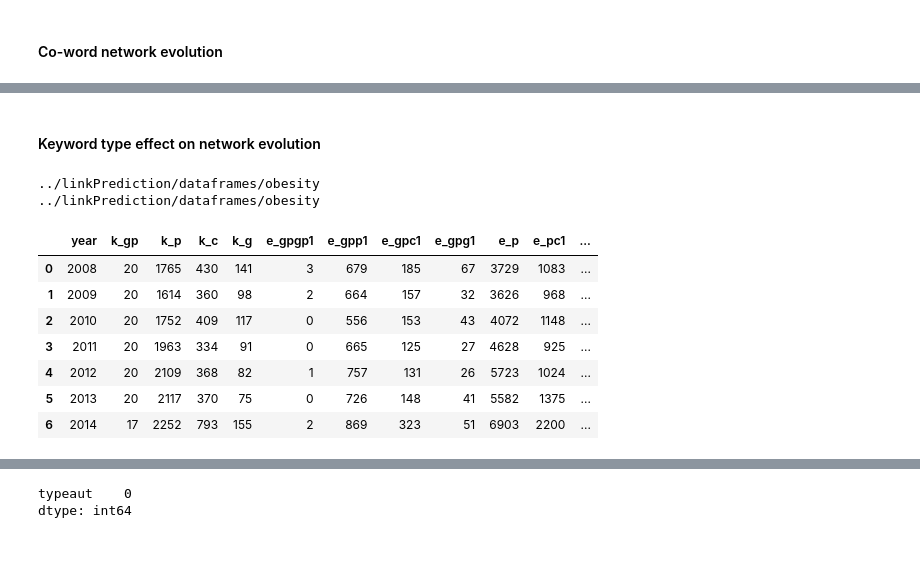
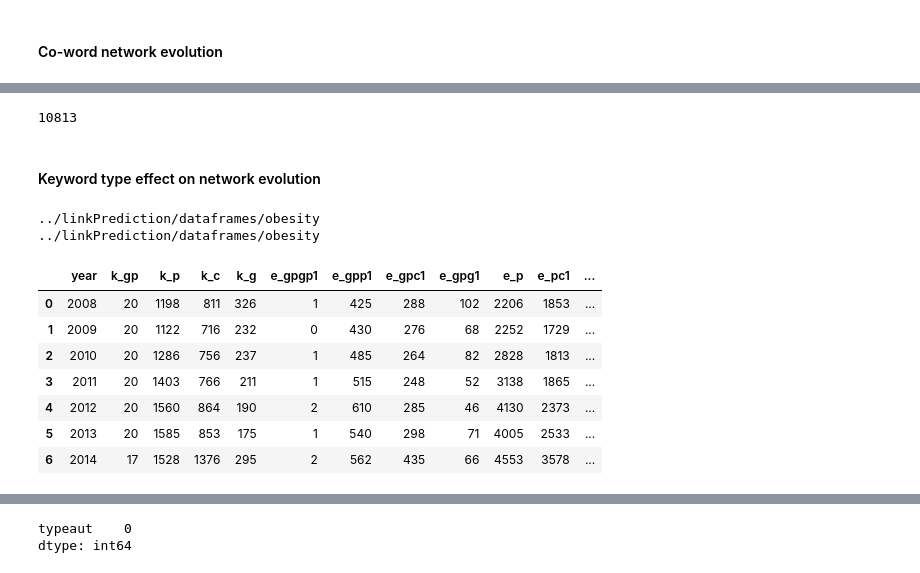
Before and after one commit to ffaisal93/linkPrediction, a Jupyter notebook: Link_Analysis.ipynb, the cells around one changed output, grey strips where cells are left out. Cells and saved outputs as stored; diff of their text form; code cells hidden in the pictures.

```diff
--- a/Link_Analysis.ipynb
+++ b/Link_Analysis.ipynb
@@ -42,7 +44,7 @@ importlib.reload(gr)
 # %% [markdown]
 #### filepath
 # %%
-select_domain  = 0 #0:apnea ro 1:obesity
+select_domain  = 1 #0:apnea ro 1:obesity
 domain = ['apnea','obesity']
 root = '../linkPrediction/'
 filepath=[['dataset/apnea-all,3.csv',
@@ -96,0 +99,8 @@ g_train, g_test, g_parent, g_train_static, g_test_static = gr.graph_load(graphpa
+# %%
+s_key={0:[9875,1020],1:[7614,9953]}
+for t in range(2008,2015):
+    g_train[t].remove_nodes_from(s_key[select_domain])
+g_test[2015].remove_nodes_from(s_key[select_domain])
+g_parent.remove_nodes_from(s_key[select_domain])
+g_train_static.remove_nodes_from(s_key[select_domain])
+g_test_static.remove_nodes_from(s_key[select_domain])
@@ -230,3 +250,12 @@ gr_ke
+# %%
+graphs = {}
+for t in range(2007,2016,1):
+    if t==2007:
+        graphs[t]=g_parent
+    elif t==2015:
+        graphs[t]=g_test[2015]
+    else:
+        graphs[t]=g_train[t]
 # %% [markdown]
 #### Co-word network evolution
 # %%
@@ -265,3 +307,7 @@ gr_ke = pd.DataFrame(gr_ev, columns=cols)
+# %%
+len(df[(df['art_year']>2006) & (df['art_year']<2016)])
+# %% [output]
+10813
 # %% [markdown]
 #### Keyword type effect on network evolution
 # %%
@@ -293,48 +339,58 @@ type_ev = []
 #     filename_path = os.path.join(datapath,filename)
 #     with open(filename_path,"rb") as f:
 #         node_feature = pickle.load(f)
 #         print('node feature length:',len(node_feature))
 
 ################################################################################################################################
 train_data = ut.load_data(datapath, domain[select_domain], "train_data", time)
 node_feature = ut.load_data(datapath, domain[select_domain], "node_feature", time)
 for year,node_f in node_feature.items():
-    k_gp = node_f.loc[node_f['node_type_aut']==20,['node_type_aut']].count()
+    k_gp = node_f.loc[node_f['node_type_aut']==25,['node_type_aut']].count()
     k_p = node_f.loc[node_f['node_type_aut']==5,['node_type_aut']].count()
     k_c = node_f.loc[node_f['node_type_aut']==3,['node_type_aut']].count()
     k_g = node_f.loc[node_f['node_type_aut']==1,['node_type_aut']].count()
+    guests=set(node_f[node_f['node_type_aut']==1]['node_index'])
+    parents=set(node_f[node_f['node_type_aut']==5]['node_index'])
     #print('k_gp:',k_gp[0],'k_p:',k_p[0],'k_c:',k_c[0],'k_g:',k_g[0])
-    e_gpgp1 = train_data[year].loc[(train_data[year]['label']==1) & (train_data[year]['type']==400),['type']].count()
-    e_gpgp0 = train_data[year].loc[(train_data[year]['label']==0) & (train_data[year]['type']==400),['type']].count()
-    e_gpp1 = train_data[year].loc[(train_data[year]['label']==1) & (train_data[year]['type']==100),['type']].count()
-    e_gpp0 = train_data[year].loc[(train_data[year]['label']==0) & (train_data[year]['type']==100),['type']].count()
-    e_gpc1 = train_data[year].loc[(train_data[year]['label']==1) & (train_data[year]['type']==60),['type']].count()
-    e_gpc0 = train_data[year].loc[(train_data[year]['label']==0) & (train_data[year]['type']==60),['type']].count()
-    e_gpg1 = train_data[year].loc[(train_data[year]['label']==1) & (train_data[year]['type']==20),['type']].count()
-    e_gpg0 = train_data[year].loc[(train_data[year]['label']==0) & (train_data[year]['type']==20),['type']].count()
+    e_gpgp1 = train_data[year].loc[(train_data[year]['label']==1) & (train_data[year]['type']==625),['type']].count()
+    e_gpgp0 = train_data[year].loc[(train_data[year]['label']==0) & (train_data[year]['type']==625),['type']].count()
+    e_gpp1 = train_data[year].loc[(train_data[year]['label']==1) & (train_data[year]['type']==125),['type']].count()
+    e_gpp0 = train_data[year].loc[(train_data[year]['label']==0) & (train_data[year]['type']==125),['type']].count()
+    e_gpc1 = train_data[year].loc[(train_data[year]['label']==1) & (train_data[year]['type']==75),['type']].count()
+    e_gpc0 = train_data[year].loc[(train_data[year]['label']==0) & (train_data[year]['type']==75),['type']].count()
+    e_gpg1 = train_data[year].loc[(train_data[year]['label']==1) & (train_data[year]['type']==25),['type']].count()
+    e_gpg0 = train_data[year].loc[(train_data[year]['label']==0) & (train_data[year]['type']==25),['type']].count()
     e_pc1  = train_data[year].loc[(train_data[year]['label']==1) & (train_data[year]['type']==15),['type']].count()
     e_pg1  = train_data[year].loc[(train_data[year]['label']==1) & (train_data[year]['type']==5),['type']].count()
     e_cg1  = train_data[year].loc[(train_data[year]['label']==1) & (train_data[year]['type']==3),['type']].count()
     e_p  = train_data[year].loc[(train_data[year]['label']==1) & (train_data[year]['type']==25),['type']].count()
     e_c  = train_data[year].loc[(train_data[year]['label']==1) & (train_data[year]['type']==9),['type']].count()
     e_g  = train_data[year].loc[(train_data[year]['label']==1) & (train_data[year]['type']==1),['type']].count()
     total  = train_data[year].loc[train_data[year]['label']==1,['type']].count()
-    tot_gp = e_gpgp1[0] + e_gpp1[0] + e_gpc1[0]+ e_gpg1[0]
+
+    e_g_p_t  = train_data[year].loc[(train_data[year]['label']==1) & (train_data[year]['type']==25),['row_name','type']]
+    e_g_p_t['flag_g'] = e_g_p_t.apply(lambda row: 1 if (row['row_name'][0] in guests or row['row_name'][1] in guests)
+                                                 else 0,axis=1)
+    e_g_p_t['flag_p'] = e_g_p_t.apply(lambda row: 1 if (row['row_name'][0] in parents and row['row_name'][1] in parents)
+                                             else 0,axis=1)
+    e_gpg1 = e_g_p_t[(e_g_p_t['flag_g']==1)]['row_name'].count()
+    e_p = e_g_p_t[(e_g_p_t['flag_p']==1)]['row_name'].count()
+    tot_gp = e_gpgp1[0] + e_gpp1[0] + e_gpc1[0]+ e_gpg1
     rat = tot_gp*100/total[0]
     #print('gpgp:',e_gpgp1[0],'gpp:',e_gpp1[0],'gpc:',e_gpc1[0],'gpg',e_gpg1[0],'total:',total[0],'tot_p:',tot_gp,'rat:',rat)
-    type_ev.append([year,k_gp[0],k_p[0],k_c[0],k_g[0],e_gpgp1[0],e_gpp1[0],e_gpc1[0],e_gpg1[0],e_p[0],
+    type_ev.append([year,k_gp[0],k_p[0],k_c[0],k_g[0],e_gpgp1[0],e_gpp1[0],e_gpc1[0],e_gpg1,e_p,
                     e_pc1[0],e_pg1[0],e_c[0],e_cg1[0],e_g[0]])
 cols = ['year','k_gp','k_p','k_c','k_g','e_gpgp1','e_gpp1','e_gpc1','e_gpg1','e_p','e_pc1','e_pg1','e_c','e_cg1','e_g']
 gr_type = pd.DataFrame(type_ev, columns=cols)
 gr_type
 # %% [output]
 ../linkPrediction/dataframes/obesity
 ../linkPrediction/dataframes/obesity
 |  | year | k_gp | k_p | k_c | k_g | e_gpgp1 | e_gpp1 | e_gpc1 | e_gpg1 | e_p | e_pc1 | ... |
-| 0 | 2008 | 20 | 1765 | 430 | 141 | 3 | 679 | 185 | 67 | 3729 | 1083 | ... |
-| 1 | 2009 | 20 | 1614 | 360 | 98 | 2 | 664 | 157 | 32 | 3626 | 968 | ... |
-| 2 | 2010 | 20 | 1752 | 409 | 117 | 0 | 556 | 153 | 43 | 4072 | 1148 | ... |
-| 3 | 2011 | 20 | 1963 | 334 | 91 | 0 | 665 | 125 | 27 | 4628 | 925 | ... |
-| 4 | 2012 | 20 | 2109 | 368 | 82 | 1 | 757 | 131 | 26 | 5723 | 1024 | ... |
-| 5 | 2013 | 20 | 2117 | 370 | 75 | 0 | 726 | 148 | 41 | 5582 | 1375 | ... |
-| 6 | 2014 | 17 | 2252 | 793 | 155 | 2 | 869 | 323 | 51 | 6903 | 2200 | ... |
+| 0 | 2008 | 20 | 1198 | 811 | 326 | 1 | 425 | 288 | 102 | 2206 | 1853 | ... |
+| 1 | 2009 | 20 | 1122 | 716 | 232 | 0 | 430 | 276 | 68 | 2252 | 1729 | ... |
+| 2 | 2010 | 20 | 1286 | 756 | 237 | 1 | 485 | 264 | 82 | 2828 | 1813 | ... |
+| 3 | 2011 | 20 | 1403 | 766 | 211 | 1 | 515 | 248 | 52 | 3138 | 1865 | ... |
+| 4 | 2012 | 20 | 1560 | 864 | 190 | 2 | 610 | 285 | 46 | 4130 | 2373 | ... |
+| 5 | 2013 | 20 | 1585 | 853 | 175 | 1 | 540 | 298 | 71 | 4005 | 2533 | ... |
+| 6 | 2014 | 17 | 1528 | 1376 | 295 | 2 | 562 | 435 | 66 | 4553 | 3578 | ... |
```
Also changed, not shown: parts of 18 cells of this notebook, 11 other files.
